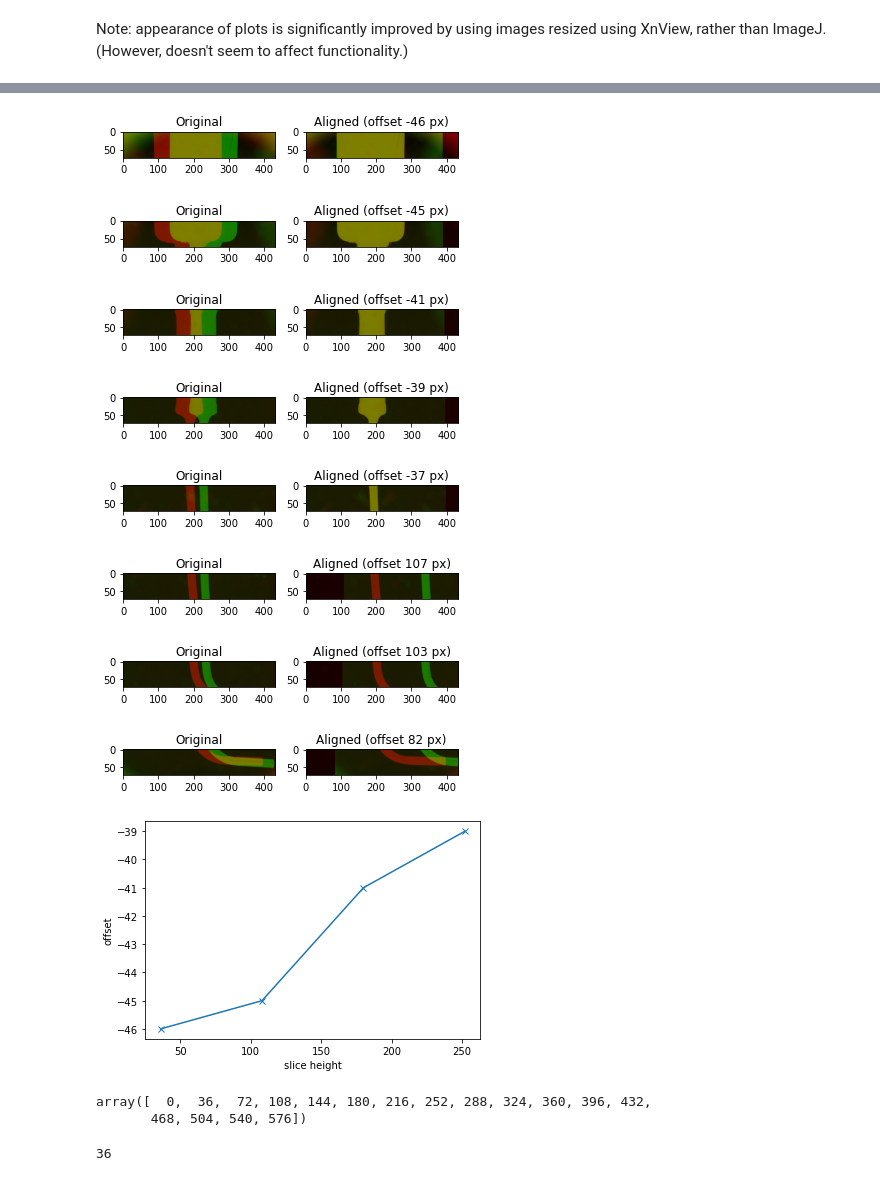
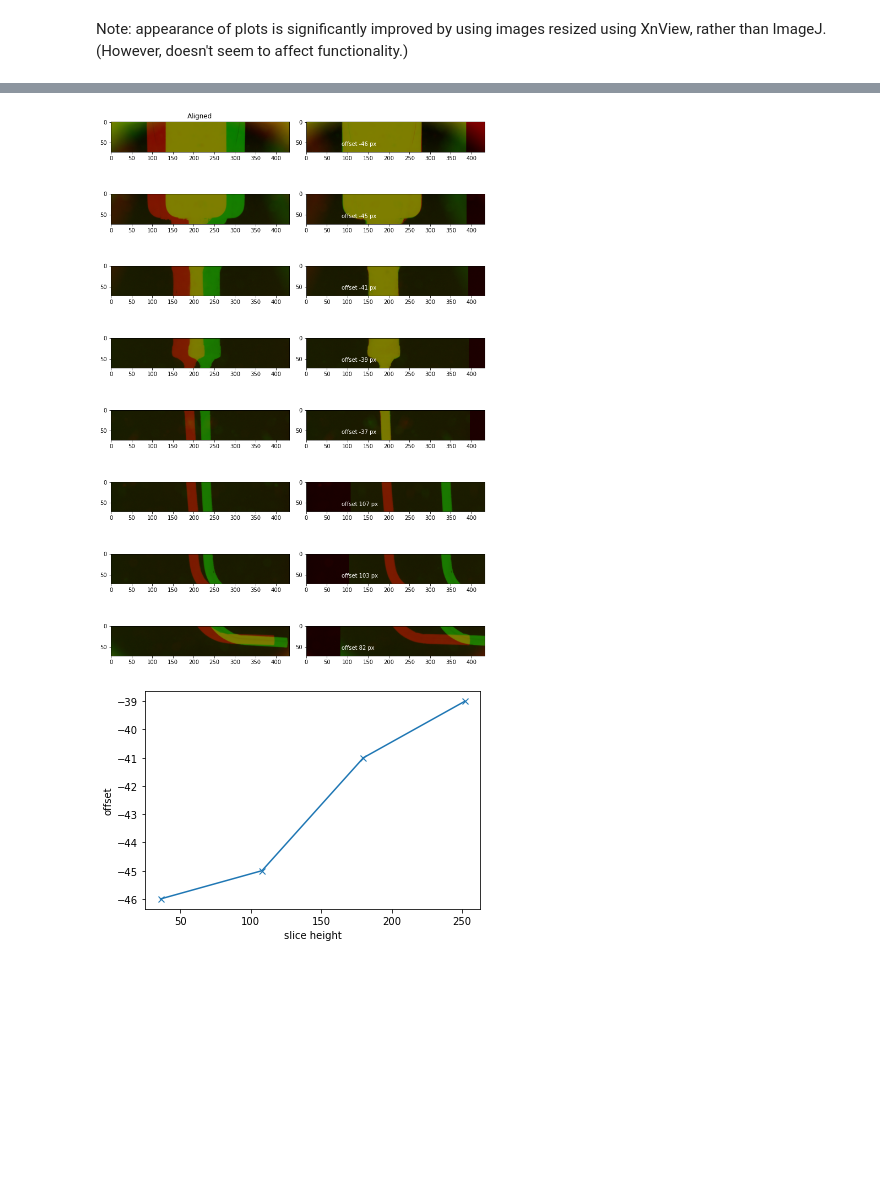
Before and after one commit to kwokkenton/optea, a Jupyter notebook: Srayan_autoalign/auto_align_tilt.ipynb, the cells around one changed output, grey strips where cells are left out. Saved outputs shown, nothing was run; the diff lists cells and outputs as text; code cells hidden in the pictures; blank space fills up the shorter version.

Commit message:
neaten code/plots for tilt-align method

```diff
--- a/Srayan_autoalign/auto_align_tilt.ipynb
+++ b/Srayan_autoalign/auto_align_tilt.ipynb
@@ -185,32 +151,42 @@ plot_alignment(needle)
 # %%
-needle_sections = np.array_split(needle, 8, axis=1)
-spacing = needle_sections[0].shape[1]//2
-heights = np.arange(spacing, needle.shape[1], spacing*2)
-offsets = []
-for i in needle_sections:
-    medians.append(np.median(i, axis=1))
-    offsets.append(plot_alignment(i))
+def plot_alignment_tilt(img, number, thresh=None):
+    """
+    Split image into `number` sections, align each separately,
+    get list of offsets, plot, fit, extract tilt angle
+    """
 
-plt.plot(heights[:4], offsets[:4], 'x-')
-plt.xlabel('slice height')
-plt.ylabel('offset')
+    img_sections = np.array_split(img, number, axis=1)
+    spacing = img_sections[0].shape[1]//2
+    heights = np.arange(spacing, img.shape[1], spacing*2)
+    offsets = []
+
+    f, axes = plt.subplots(number, 2, figsize=(10, 15))
+
+    for i in range(len(img_sections)):
+        im = img_sections[i]
+        img1, img2 = split_images(im)
+        optimal = align_images(img1, img2)
+        axes[i][0].imshow(overlay_images(img1, img2, 0).astype(np.uint8))  # rescale to [0,255]
+        axes[i][1].imshow(overlay_images(img1, img2, optimal).astype(np.uint8))
+        axes[i][1].text(0.2, 0.2, f'offset {int(optimal)} px', color='white', transform = axes[i][1].transAxes)
+        offsets.append(optimal)
+
+    axes[0][0].set_title('Original')
+    axes[0][0].set_title('Aligned')
+
+    plt.tight_layout()
+    plt.show()
+
+    if thresh is not None:
+        plt.plot(heights[:thresh], offsets[:thresh], 'x-')
+    else:
+        plt.plot(heights, offsets, 'x-')
+    plt.xlabel('slice height')
+    plt.ylabel('offset')
+    plt.show()
+
+plot_alignment_tilt(needle, 8, 4)
 plt.show()
 # %% [output]
-[figure, old version]
+[figure, new version]
-[figure, old version]
+[figure, new version]
-[figure, removed]
-[figure, removed]
-[figure, removed]
-[figure, removed]
-[figure, removed]
-[figure, removed]
-[figure, removed]
-# %%
-heights
-# %% [output]
-array([  0,  36,  72, 108, 144, 180, 216, 252, 288, 324, 360, 396, 432,
-       468, 504, 540, 576])
-# %%
-needle_sections[0].shape[1]//2
-# %% [output]
-36
```
Also changed, not shown: parts of 3 cells of this notebook.
